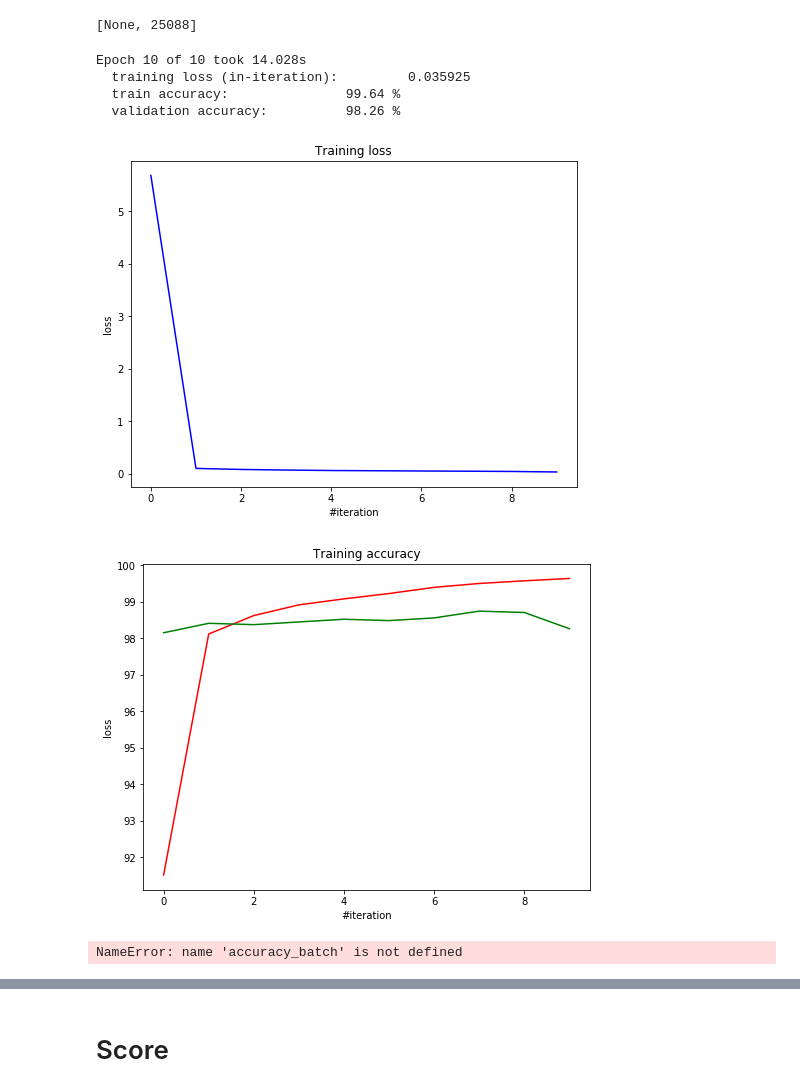
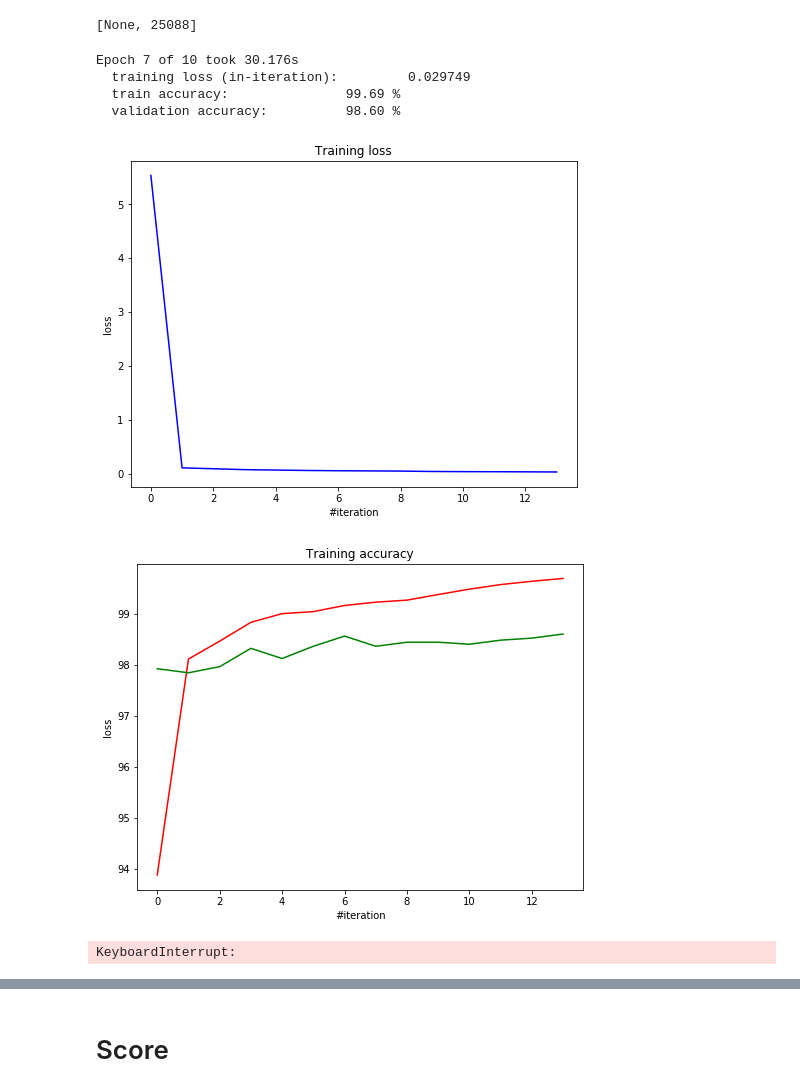
Before and after one commit to Rosehair/ml_team_dav, a Jupyter notebook: assignment3/ashot/assignment0_load_dakka.ipynb, the cells around one changed output, grey strips where cells are left out. Drawn from its saved outputs; the diff is of its cells as text; code cells hidden in the pictures.

```diff
--- a/assignment3/ashot/assignment0_load_dakka.ipynb
+++ b/assignment3/ashot/assignment0_load_dakka.ipynb
@@ -107,9 +87,10 @@ classifier.fit(X_train[:500],y_train[:500])
 # %% [markdown]
 # Neural network
 # %%
-input_X = T.matrix('X')
+input_X = T.matrix('X', dtype='float32')
 input_shape = [None]
 input_shape.extend(X_train.shape[1:])
+# input_shape.extend([25088])
 print(input_shape)
 y_true = T.vector("target Y integer",dtype='int32')
 # %% [output]
@@ -118,10 +99,10 @@ y_true = T.vector("target Y integer",dtype='int32')
 from lasagne.layers import *
 
 layer = InputLayer(shape =input_shape, input_var=input_X)
-layer = DenseLayer(layer,3000, nonlinearity=lasagne.nonlinearities.rectify)
-layer = DropoutLayer(layer,p=0.5)
+layer = DenseLayer(layer,5000, nonlinearity=lasagne.nonlinearities.rectify)
+layer = DropoutLayer(layer,p=0.6)
 layer = DenseLayer(layer,1000, nonlinearity=lasagne.nonlinearities.rectify)
-layer = DropoutLayer(layer,p=0.5)
+layer = DropoutLayer(layer,p=0.6)
 layer = DenseLayer(layer,1000, nonlinearity=lasagne.nonlinearities.rectify)
 layer = DenseLayer(layer,2, nonlinearity=lasagne.nonlinearities.softmax)
 
@@ -134,8 +115,8 @@ y_test_predicted = lasagne.layers.get_output(output_layer, deterministic=True)
 all_weights = lasagne.layers.get_all_params(output_layer)
 loss = lasagne.objectives.categorical_crossentropy(y_predicted, y_true).mean()
 acc = lasagne.objectives.categorical_accuracy(y_test_predicted, y_true).mean()
-updates = lasagne.updates.nesterov_momentum(loss, all_weights, learning_rate=learning_rate, momentum=0.2)
-train_fun = theano.function([input_X, y_true], [loss, acc], updates=updates)
+updates = lasagne.updates.sgd(loss, all_weights, learning_rate=0.005)#, momentum=0.2)
+train_fun = theano.function([input_X, y_true], [loss, acc], updates=updates, allow_input_downcast=True,)
 accuracy_fun = theano.function([input_X, y_true], acc)
 predict_fun = theano.function([input_X], y_test_predicted)
 # %%
@@ -156,7 +143,7 @@ from IPython import display
 
 num_epochs = 10 #amount of passes through the data
 
-batch_size = 300 #number of samples processed at each function call
+batch_size = 100 #number of samples processed at each function call
 
 for epoch in range(num_epochs):
     train_err = 0
@@ -178,39 +165,40 @@ for epoch in range(num_epochs):
         val_batches += 1
 
     loss = train_err / train_batches
     val_acc = val_acc / val_batches * 100
     train_acc = train_acc / train_batches * 100
     loss_history.append(loss)
     train_acc_history.append(train_acc)
     val_acc_history.append(val_acc)
     if epoch % 1 == 0:
         display.clear_output(wait=True)
 
         print("Epoch {} of {} took {:.3f}s".format(
             epoch + 1, num_epochs, time.time() - start_time))
         print("  training loss (in-iteration):\t\t{:.6f}".format(loss))
         print("  train accuracy:\t\t{:.2f} %".format(train_acc))
         print("  validation accuracy:\t\t{:.2f} %".format(val_acc))
         plt.figure(figsize=(8, 6))
         plt.title("Training loss")
         plt.xlabel("#iteration")
         plt.ylabel("loss")
         plt.plot(loss_history, 'b')
         plt.figure(figsize=(8, 6))
         plt.title("Training accuracy")
         plt.xlabel("#iteration")
         plt.ylabel("loss")
         plt.plot(train_acc_history, 'r')
         plt.plot(val_acc_history, 'g')
 
         plt.show()
 # %% [output]
-Epoch 10 of 10 took 14.028s
-  training loss (in-iteration):         0.035925
-  train accuracy:               99.64 %
-  validation accuracy:          98.26 %
+Epoch 7 of 10 took 30.176s
+  training loss (in-iteration):         0.029749
+  train accuracy:               99.69 %
+  validation accuracy:          98.60 %
-[figure, old version]
+[figure, new version]
-[figure, old version]
+[figure, new version]
+KeyboardInterrupt:
 # %%
 def accuracy_batch(X, y, batch_size=300):
     acc = 0
@@ -223,8 +211,6 @@ def accuracy_batch(X, y, batch_size=300):
 print('Training set accuracy: %0.3f%%' %(accuracy_batch(X_train, y_train)*100))
 print('Validation set accuracy: %0.3f%%' %(accuracy_batch(X_val, y_val)*100))
 print('Test set accuracy: %0.3f%%' %(accuracy_batch(X_test, y_test)*100))
-# %% [output]
-NameError: name 'accuracy_batch' is not defined
 # %%
 def predict_batch(X, batch_size=300):
     predictions = []
```
Also changed, not shown: parts of 22 cells of this notebook, 1 other file.
